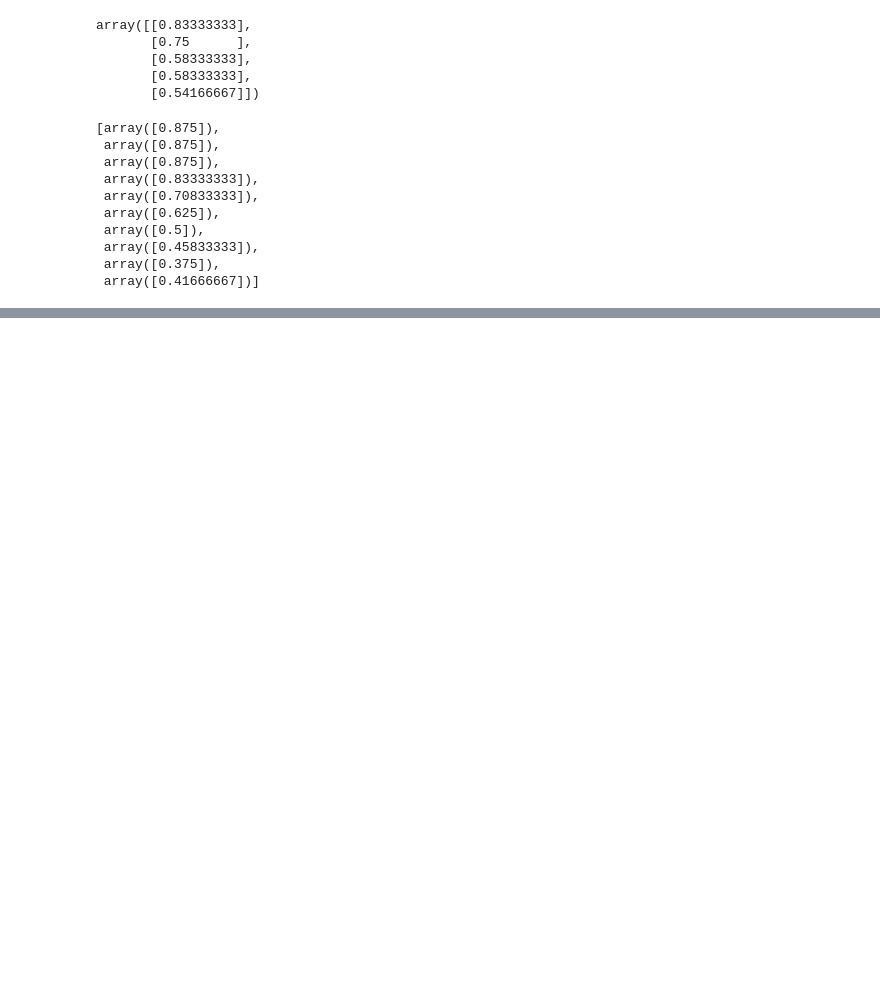
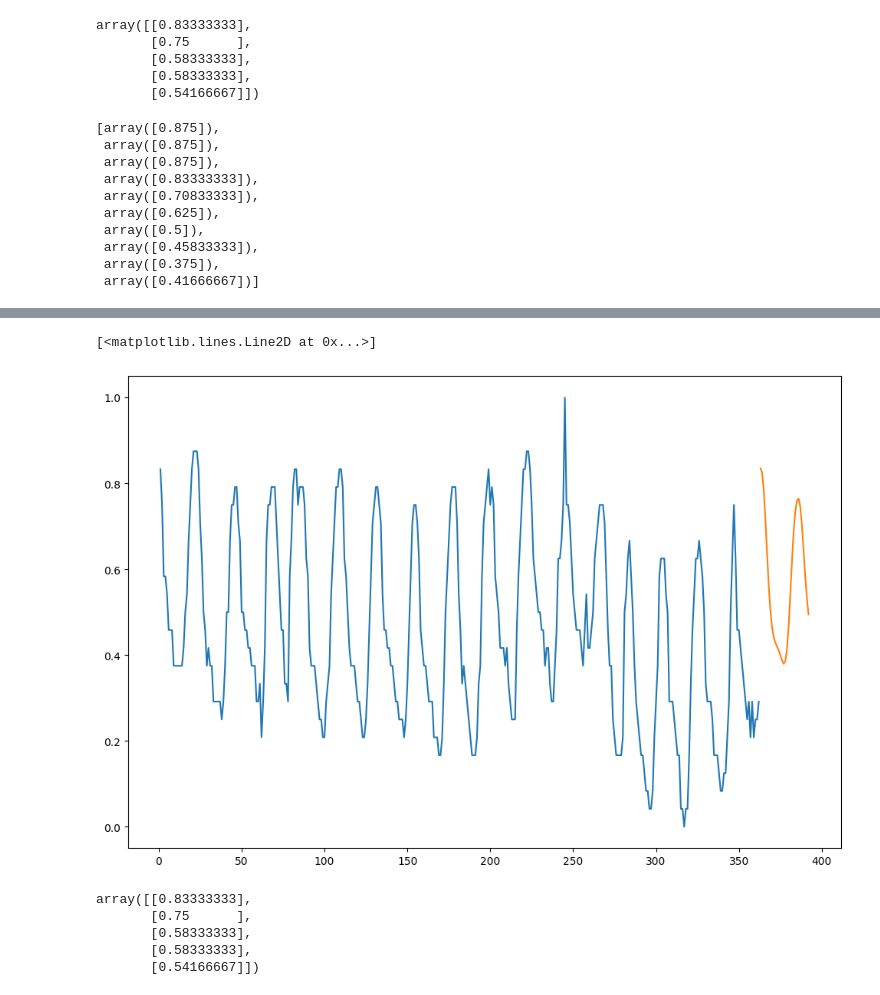
Before and after one commit to tashifkhan/SolarHelper, a Jupyter notebook: weather analysis/weather_prediction_lstm.ipynb, the cells around one changed output, grey strips where cells are left out. Saved outputs shown, nothing was run; the diff lists cells and outputs as text; code cells hidden in the pictures; blank space fills up the shorter version.

```diff
--- a/weather analysis/weather_prediction_lstm.ipynb
+++ b/weather analysis/weather_prediction_lstm.ipynb
@@ -131,0 +265,3 @@ from tensorflow.keras.utils import plot_model
+# %%
+# now reshaping the data
+x_input = x_input.reshape(1, -1)
@@ -131,0 +280,34 @@ from tensorflow.keras.utils import plot_model
+# %%
+# demonstrate prediction for next 10 days
+from numpy import array
+
+lst_output=[]
+n_steps=20
+i=0
+while(i<30):
+
+    if(len(temp_input)>20):
+        #print(temp_input)
+        x_input=np.array(temp_input[1:])
+        print("{} day input {}".format(i,x_input))
+        x_input=x_input.reshape(1,-1)
+        x_input = x_input.reshape((1, n_steps, 1))
+        #print(x_input)
+        yhat = model.predict(x_input, verbose=0)
+        print("{} day output {}".format(i,yhat))
+        temp_input.extend(yhat[0].tolist())
+        temp_input=temp_input[1:]
+        #print(temp_input)
+        lst_output.extend(yhat.tolist())
+        i=i+1
+    else:
+        x_input = x_input.reshape((1, n_steps,1))
+        yhat = model.predict(x_input, verbose=0)
+        print(yhat[0])
+        temp_input.extend(yhat[0].tolist())
+#         print(len(temp_input))
+        lst_output.extend(yhat.tolist())
+        i=i+1
+
+
+print(lst_output)
@@ -131,0 +332,18 @@ from tensorflow.keras.utils import plot_model
+# %%
+day_new = np.arange(1,363)
+day_pred = np.arange(363,393)
+# %%
+plt.figure(figsize=(12,8))
+plt.plot(day_new,data_scaled)
+plt.plot(day_pred,lst_output)
+# %% [output]
+[<matplotlib.lines.Line2D at 0x...>]
+[figure, added]
+# %%
+data_scaled[:5]
+# %% [output]
+array([[0.83333333],
+       [0.75      ],
+       [0.58333333],
+       [0.58333333],
+       [0.54166667]])
```
Also changed, not shown: parts of 34 cells of this notebook.
